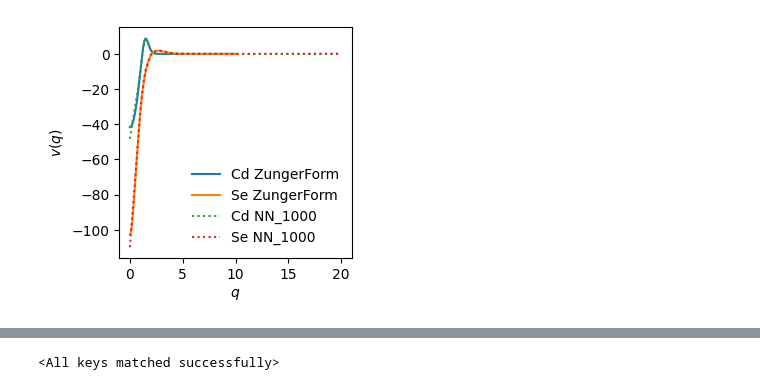
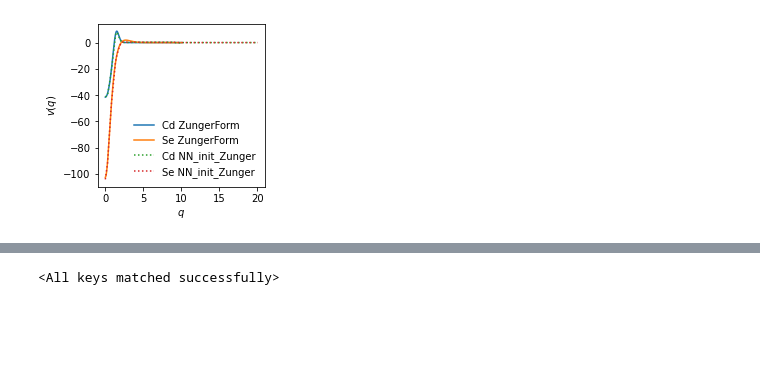
Before and after one commit to TommyLinkl/DeePseudopot, a Jupyter notebook: zbCdSe_fitting_NN.ipynb, the cells around one changed output, grey strips where cells are left out. Cells and saved outputs as stored; diff of their text form; code cells hidden in the pictures; blank space fills up the shorter version.

```diff
--- a/zbCdSe_fitting_NN.ipynb
+++ b/zbCdSe_fitting_NN.ipynb
@@ -96,12 +127,32 @@ SParams = torch.tensor([7.6697, 4.5192, 1.3456, 0.3035, 0.2087])
 PP_order = np.array(["Cd", "Se", "S"])
 totalParams = torch.cat((CdParams.unsqueeze(0), SeParams.unsqueeze(0), SParams.unsqueeze(0)), dim=0)
 
-# qGrid: 0.0 to 5.0; NGRID = 1024;
-# rGrid: 0.0 to 0.02*TWOPI / (NGRID * dq)    --> 0.0 to 25.7108; NGRID = 1024;
-NQGRID = 2048
-qGrid = torch.linspace(0.0, 10.0, NQGRID)
-# dq = (10.0-0.0)/NQGRID
+class init_Zunger_data(Dataset):
+    # Constructor
+    def __init__(self,train=True):
+        if train==True:
+            self.q = torch.rand(4000, 1) * 10.0
+            self.q[0:10, 0] = 0.0
+            self.vq_Cd = pot_func(self.q, CdParams)
+            self.vq_Se = pot_func(self.q, SeParams)
+            mask = (self.q > 0) & (self.q < 1)
+            self.w = torch.where(mask, torch.tensor(10.0), torch.tensor(1.0))
+        elif train==False:
+            self.q = torch.linspace(0.0, 10.0, NQGRID)
+            self.vq_Cd = pot_func(self.q, CdParams)
+            self.vq_Se = pot_func(self.q, SeParams)
+            self.w = torch.ones_like(self.q)
+        self.len = self.q.shape[0]
+    # Getter
+    def __getitem__(self,index):
+        return self.q[index],self.vq_Cd[index],self.vq_Se[index],self.w[index]
+    # Get Length
+    def __len__(self):
+        return self.len
 
-CdPP = pot_func(qGrid, CdParams)
-SePP = pot_func(qGrid, SeParams)
-# totalPP = torch.cat((CdPP.unsqueeze(0), SePP.unsqueeze(0)), dim=0)
+train_dataset = init_Zunger_data(True)
+print(train_dataset.w.shape)
+print(train_dataset.vq_Cd.shape)
+
+val_dataset = init_Zunger_data(False)
+print(val_dataset.w.shape)
@@ -303,14 +368,11 @@ Epoch [1000/1000], Loss: 2.6831
 # %%
 PPmodel.eval()
+PPmodel.cpu()
 plotqGrid = torch.linspace(0.0, 20.0, 3*NQGRID).view(-1, 1)
-# print(qGrid)
-# print(PPmodel(qGrid.view(-1, 1)))
-# print(plotqGrid)
-# print(PPmodel(plotqGrid.view(-1, 1)))
 NN = PPmodel(plotqGrid.view(-1, 1))
-plotPP([qGrid, plotqGrid], [CdPP, NN[:, 0]], [SePP, NN[:, 1]], ["ZungerForm", f"NN_{epoch+1}"], ["-", ":"]);
+plotPP([val_dataset.q, plotqGrid], [val_dataset.vq_Cd, NN[:, 0]], [val_dataset.vq_Se, NN[:, 1]], ["ZungerForm", f"NN_init_Zunger"], ["-", ":"]);
 # %% [output]
-[figure, old version]
+[figure, new version]
 # %%
 basisStates = basis(maxKE, scale, unitCellVectors, gVectors, cellVolume)
 
```
Also changed, not shown: parts of 14 cells of this notebook, 1 other file.
